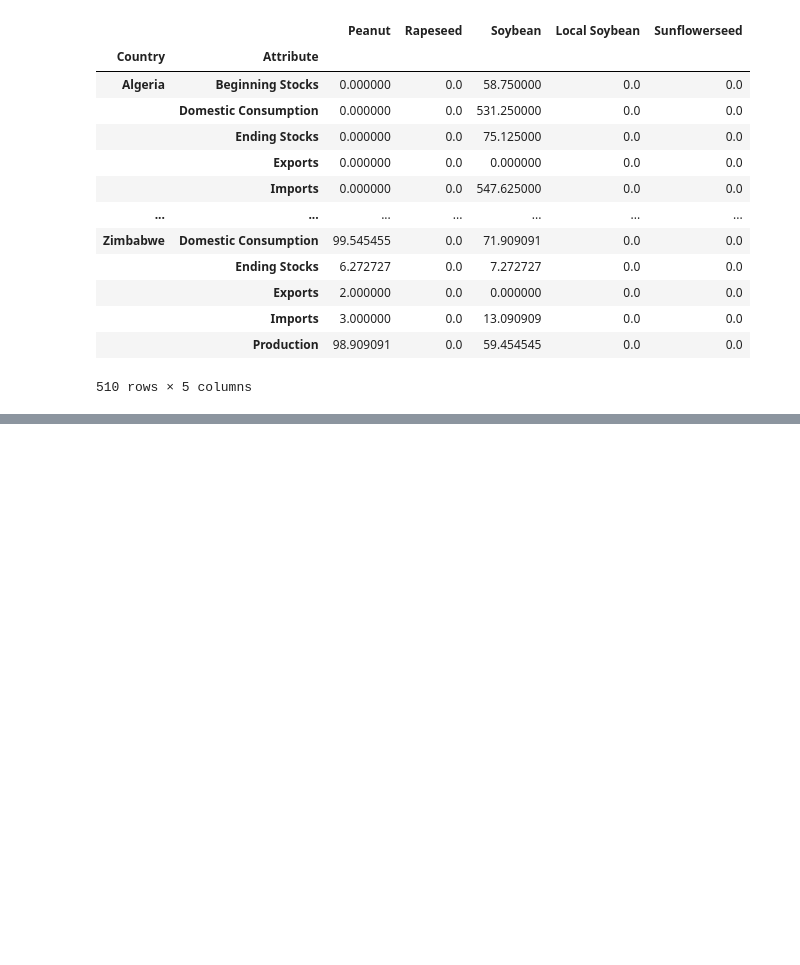
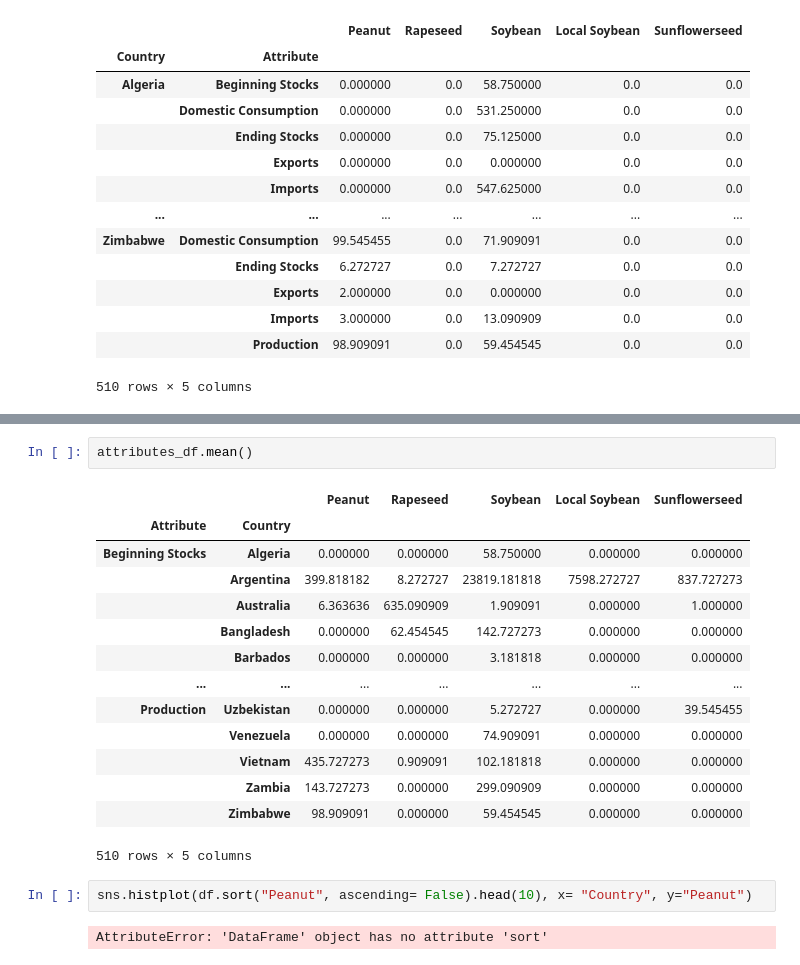
Before and after one commit to KenA99/USDA-Oilseeds, a Jupyter notebook: global_oilseed_project.ipynb, the cells around one changed output, grey strips where cells are left out. Drawn from its saved outputs; the diff is of its cells as text; blank space fills up the shorter version.

Commit message:
exploring data

```diff
--- a/global_oilseed_project.ipynb
+++ b/global_oilseed_project.ipynb
@@ -184,0 +203,21 @@ country_df.mean()
+# %%
+attributes_df.mean()
+# %% [output]
+|  |  | Peanut | Rapeseed | Soybean | Local Soybean | Sunflowerseed |
+| Attribute | Country |  |  |  |  |  |
+| Beginning Stocks | Algeria | 0.000000 | 0.000000 | 58.750000 | 0.000000 | 0.000000 |
+|  | Argentina | 399.818182 | 8.272727 | 23819.181818 | 7598.272727 | 837.727273 |
+|  | Australia | 6.363636 | 635.090909 | 1.909091 | 0.000000 | 1.000000 |
+|  | Bangladesh | 0.000000 | 62.454545 | 142.727273 | 0.000000 | 0.000000 |
+|  | Barbados | 0.000000 | 0.000000 | 3.181818 | 0.000000 | 0.000000 |
+| ... | ... | ... | ... | ... | ... | ... |
+| Production | Uzbekistan | 0.000000 | 0.000000 | 5.272727 | 0.000000 | 39.545455 |
+|  | Venezuela | 0.000000 | 0.000000 | 74.909091 | 0.000000 | 0.000000 |
+|  | Vietnam | 435.727273 | 0.909091 | 102.181818 | 0.000000 | 0.000000 |
+|  | Zambia | 143.727273 | 0.000000 | 299.090909 | 0.000000 | 0.000000 |
+|  | Zimbabwe | 98.909091 | 0.000000 | 59.454545 | 0.000000 | 0.000000 |
+510 rows × 5 columns
+# %%
+sns.histplot(df.sort("Peanut", ascending= False).head(10), x= "Country", y="Peanut")
+# %% [output]
+AttributeError: 'DataFrame' object has no attribute 'sort'
```
Also changed, not shown: parts of 1 cell of this notebook.
